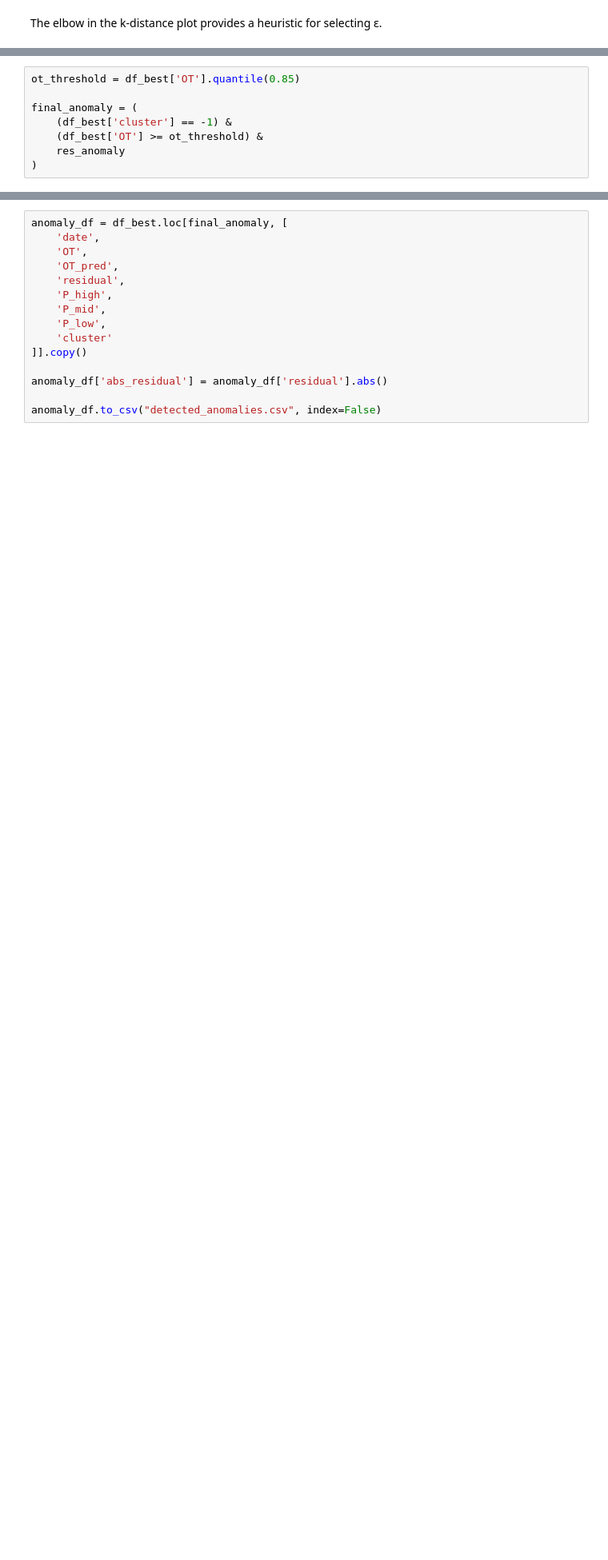
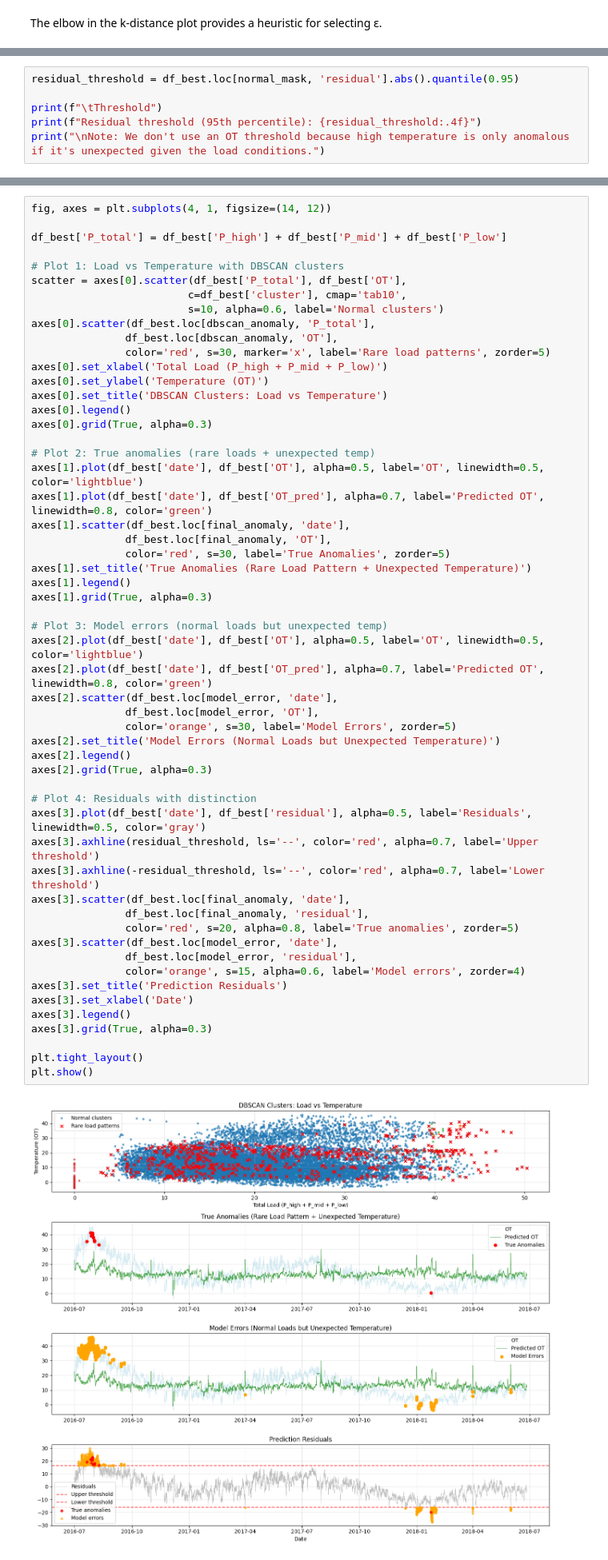
Before and after one commit to AadityaThakkar21/Prognostics-and-Health-Management-of-Power-Transformers, a Jupyter notebook: main/dbscan_ridge.ipynb, the cells around one changed output, grey strips where cells are left out. Shown at 80% size. Cells and saved outputs as stored; diff of their text form; blank space fills up the shorter version.

```diff
--- a/main/dbscan_ridge.ipynb
+++ b/main/dbscan_ridge.ipynb
@@ -136,8 +273,6 @@ res_anomaly = np.abs(df_best['residual'] - median) > 3 * mad
 # %%
-ot_threshold = df_best['OT'].quantile(0.85)
+residual_threshold = df_best.loc[normal_mask, 'residual'].abs().quantile(0.95)
 
-final_anomaly = (
-    (df_best['cluster'] == -1) &
-    (df_best['OT'] >= ot_threshold) &
-    res_anomaly
-)
+print(f"\tThreshold")
+print(f"Residual threshold (95th percentile): {residual_threshold:.4f}")
+print("\nNote: We don't use an OT threshold because high temperature is only anomalous if it's unexpected given the load conditions.")
@@ -181,15 +331,57 @@ plt.show()
 # %%
-anomaly_df = df_best.loc[final_anomaly, [
-    'date',
-    'OT',
-    'OT_pred',
-    'residual',
-    'P_high',
-    'P_mid',
-    'P_low',
-    'cluster'
-]].copy()
+fig, axes = plt.subplots(4, 1, figsize=(14, 12))
 
-anomaly_df['abs_residual'] = anomaly_df['residual'].abs()
+df_best['P_total'] = df_best['P_high'] + df_best['P_mid'] + df_best['P_low']
 
-anomaly_df.to_csv("detected_anomalies.csv", index=False)
+# Plot 1: Load vs Temperature with DBSCAN clusters
+scatter = axes[0].scatter(df_best['P_total'], df_best['OT'],
+                         c=df_best['cluster'], cmap='tab10',
+                         s=10, alpha=0.6, label='Normal clusters')
+axes[0].scatter(df_best.loc[dbscan_anomaly, 'P_total'],
+               df_best.loc[dbscan_anomaly, 'OT'],
+               color='red', s=30, marker='x', label='Rare load patterns', zorder=5)
+axes[0].set_xlabel('Total Load (P_high + P_mid + P_low)')
+axes[0].set_ylabel('Temperature (OT)')
+axes[0].set_title('DBSCAN Clusters: Load vs Temperature')
+axes[0].legend()
+axes[0].grid(True, alpha=0.3)
+
+# Plot 2: True anomalies (rare loads + unexpected temp)
+axes[1].plot(df_best['date'], df_best['OT'], alpha=0.5, label='OT', linewidth=0.5, color='lightblue')
+axes[1].plot(df_best['date'], df_best['OT_pred'], alpha=0.7, label='Predicted OT', linewidth=0.8, color='green')
+axes[1].scatter(df_best.loc[final_anomaly, 'date'],
+               df_best.loc[final_anomaly, 'OT'],
+               color='red', s=30, label='True Anomalies', zorder=5)
+axes[1].set_title('True Anomalies (Rare Load Pattern + Unexpected Temperature)')
+axes[1].legend()
+axes[1].grid(True, alpha=0.3)
+
+# Plot 3: Model errors (normal loads but unexpected temp)
+axes[2].plot(df_best['date'], df_best['OT'], alpha=0.5, label='OT', linewidth=0.5, color='lightblue')
+axes[2].plot(df_best['date'], df_best['OT_pred'], alpha=0.7, label='Predicted OT', linewidth=0.8, color='green')
+axes[2].scatter(df_best.loc[model_error, 'date'],
+               df_best.loc[model_error, 'OT'],
+               color='orange', s=30, label='Model Errors', zorder=5)
+axes[2].set_title('Model Errors (Normal Loads but Unexpected Temperature)')
+axes[2].legend()
+axes[2].grid(True, alpha=0.3)
+
+# Plot 4: Residuals with distinction
+axes[3].plot(df_best['date'], df_best['residual'], alpha=0.5, label='Residuals', linewidth=0.5, color='gray')
+axes[3].axhline(residual_threshold, ls='--', color='red', alpha=0.7, label='Upper threshold')
+axes[3].axhline(-residual_threshold, ls='--', color='red', alpha=0.7, label='Lower threshold')
+axes[3].scatter(df_best.loc[final_anomaly, 'date'],
+               df_best.loc[final_anomaly, 'residual'],
+               color='red', s=20, alpha=0.8, label='True anomalies', zorder=5)
+axes[3].scatter(df_best.loc[model_error, 'date'],
+               df_best.loc[model_error, 'residual'],
+               color='orange', s=15, alpha=0.6, label='Model errors', zorder=4)
+axes[3].set_title('Prediction Residuals')
+axes[3].set_xlabel('Date')
+axes[3].legend()
+axes[3].grid(True, alpha=0.3)
+
+plt.tight_layout()
+plt.show()
+# %% [output]
+[figure, added]
```
Also changed, not shown: parts of 13 cells of this notebook, 3 other files.
